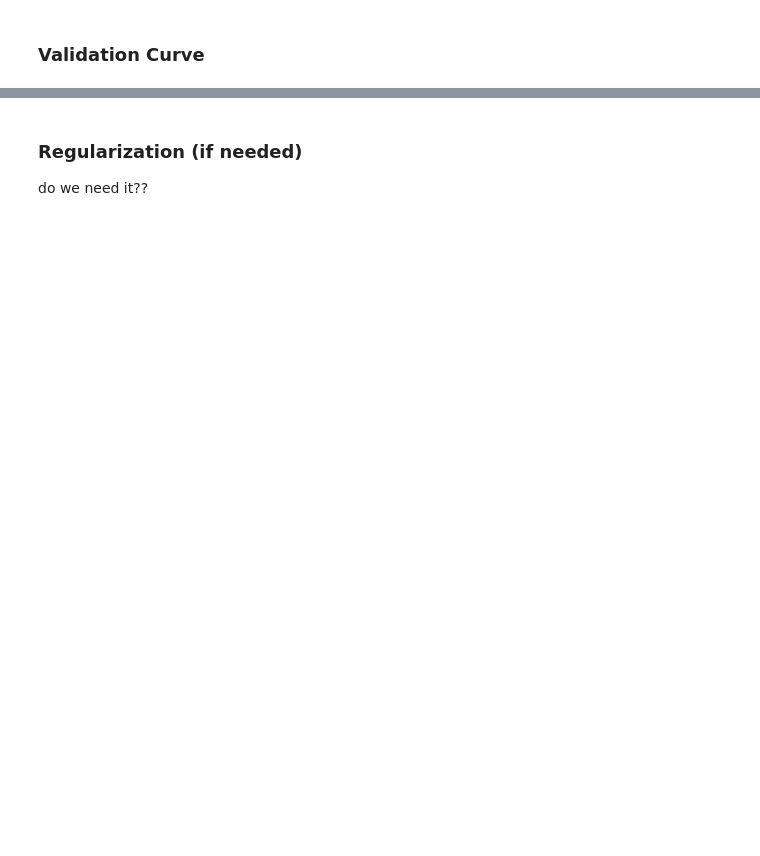
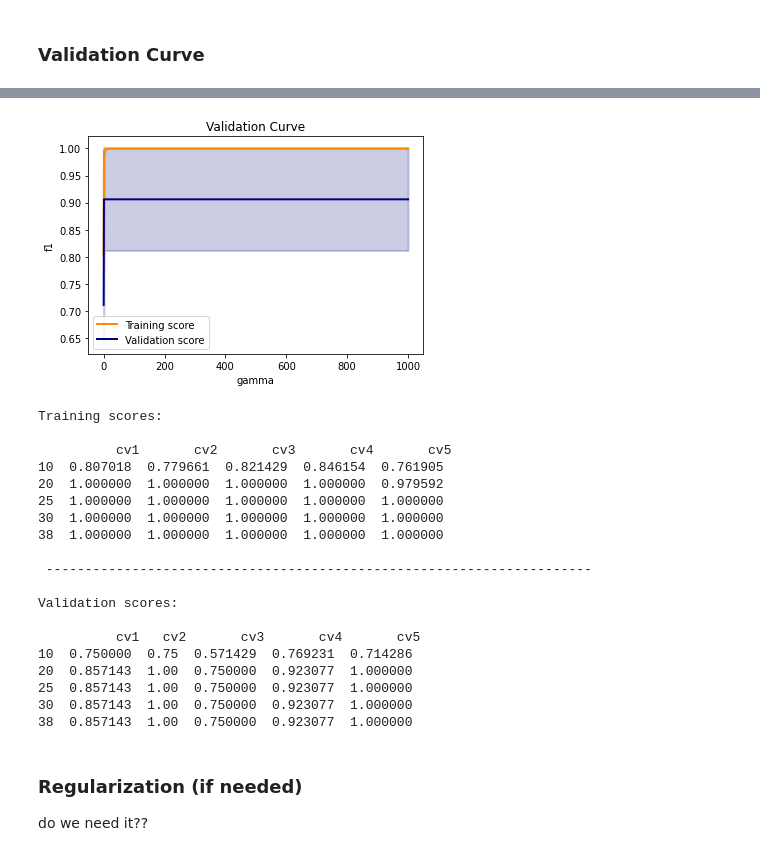
Before and after one commit to as2c/MLP---Cosmology, a Jupyter notebook: Optimization/Model_Evaluation.ipynb, the cells around one changed output, grey strips where cells are left out. Drawn from its saved outputs; the diff is of its cells as text; code cells hidden in the pictures; blank space fills up the shorter version.

```diff
--- a/Optimization/Model_Evaluation.ipynb
+++ b/Optimization/Model_Evaluation.ipynb
@@ -149,0 +200,39 @@ plt.show()
+# %%
+from sklearn.linear_model import Ridge
+c_list = param_grid.get('C')
+train_scores, valid_scores = validation_curve(SVC(), X_train, Y_train,
+                                              param_name="gamma",
+                                              param_range=c_list ,
+                                              cv=cv,
+                                              scoring = scoring,
+                                              verbose=1,
+                                              n_jobs=-1
+                                             )
+train_scores_mean = np.mean(train_scores, axis=1)
+train_scores_std = np.std(train_scores, axis=1)
+valid_scores_mean = np.mean(valid_scores, axis=1)
+valid_scores_std = np.std(valid_scores, axis=1)
+
+xlabel = 'gamma'
+ylabel = scoring
+plt_title = 'Validation Curve'
+
+fig = plt.figure()
+ax = fig.add_subplot(111, xlabel=xlabel, ylabel=ylabel, title=plt_title)
+plt.plot(c_list, train_scores_mean, label="Training score",
+             color="darkorange", lw=2)
+plt.fill_between(c_list, train_scores_mean - train_scores_std,
+                 train_scores_mean + train_scores_std, alpha=0.2,
+                 color="darkorange", lw=2)
+plt.plot(c_list, valid_scores_mean, label="Validation score",
+             color="navy", lw=2)
+plt.fill_between(c_list, valid_scores_mean - valid_scores_std,
+                 valid_scores_mean + valid_scores_std, alpha=0.2,
+                 color="navy", lw=2)
+plt.legend(loc="best")
+plt.show()
+
+print('Training scores:\n\n', pd.DataFrame( train_scores, columns=[f'cv{i+1}' for i in range(cv)], index=ns) )
+print('\n', '-' * 70) # separator to make the output easy to read
+print('\nValidation scores:\n\n', pd.DataFrame(valid_scores, columns=[f'cv{i+1}' for i in range(cv)], index=ns) )
+# %% [output]
@@ -150,3 +241,23 @@ plt.show()
+[figure, added]
+Training scores:
+
+          cv1       cv2       cv3       cv4       cv5
+10  0.807018  0.779661  0.821429  0.846154  0.761905
+20  1.000000  1.000000  1.000000  1.000000  0.979592
+25  1.000000  1.000000  1.000000  1.000000  1.000000
+30  1.000000  1.000000  1.000000  1.000000  1.000000
+38  1.000000  1.000000  1.000000  1.000000  1.000000
+
+ ----------------------------------------------------------------------
+
+Validation scores:
+
+          cv1   cv2       cv3       cv4       cv5
+10  0.750000  0.75  0.571429  0.769231  0.714286
+20  0.857143  1.00  0.750000  0.923077  1.000000
+25  0.857143  1.00  0.750000  0.923077  1.000000
+30  0.857143  1.00  0.750000  0.923077  1.000000
+38  0.857143  1.00  0.750000  0.923077  1.000000
 # %% [markdown]
 ### Regularization (if needed)
 do we need it??
```
Also changed, not shown: parts of 19 cells of this notebook.
